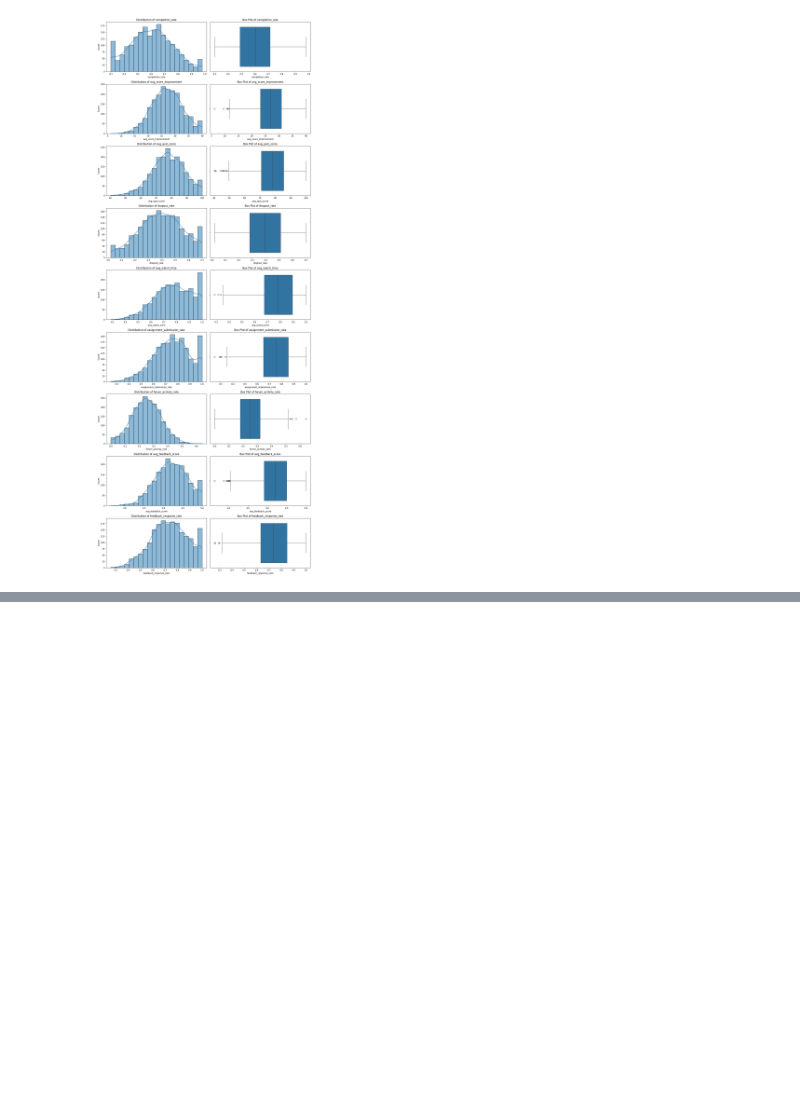
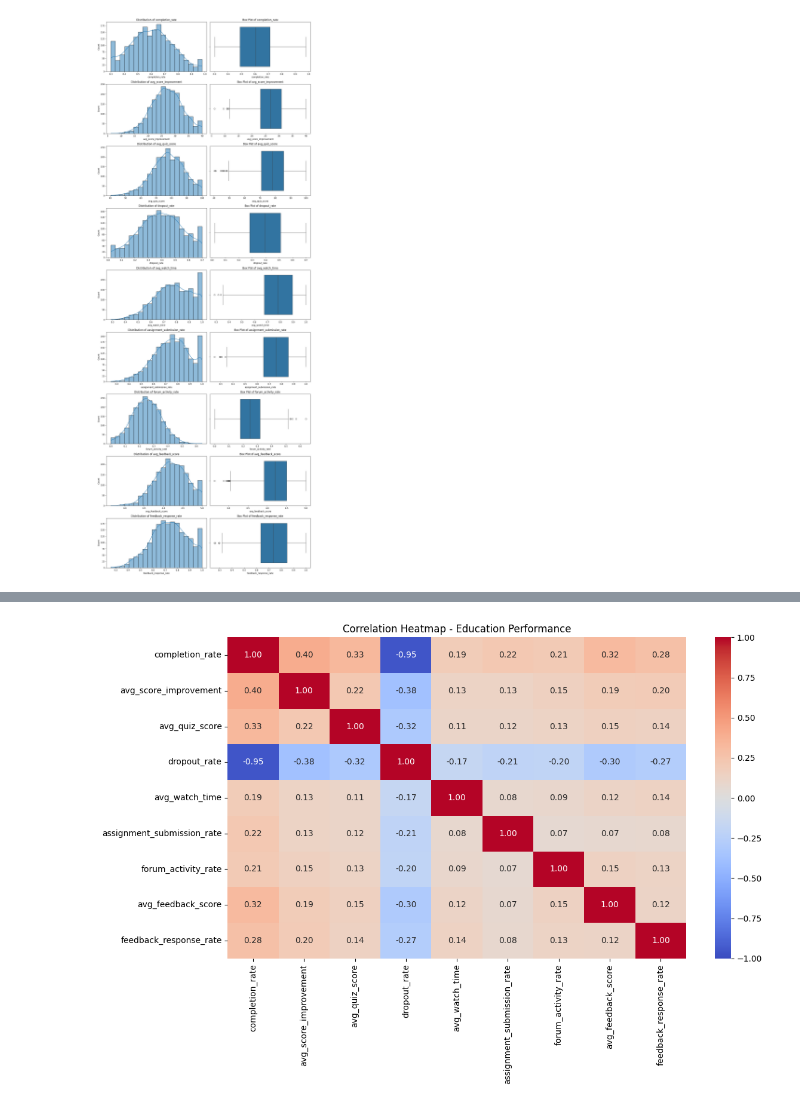
Before and after one commit to AJ0043/Instructor-Effectiveness-Modeling-EdTech-Context-, a Jupyter notebook: Untitled20.ipynb, the cells around one changed output, grey strips where cells are left out. Cells and saved outputs as stored; diff of their text form; code cells hidden in the pictures; blank space fills up the shorter version.

```diff
--- a/Untitled20.ipynb
+++ b/Untitled20.ipynb
@@ -635,0 +658,22 @@ plt.show()
+# %%
+# Calculate correlation between numerical columns
+numeric_data = data.select_dtypes(include="number")
+
+correlation = numeric_data.corr()
+
+plt.figure(figsize=(12, 8))
+
+sns.heatmap(
+    correlation,
+    annot=True,
+    cmap="coolwarm",
+    fmt=".2f",
+    vmin=-1,
+    vmax=1
+)
+
+plt.title("Correlation Heatmap - Education Performance")
+plt.tight_layout()
+plt.show()
+# %% [output]
+[figure, added]
```
Also changed, not shown: parts of 9 cells of this notebook.
